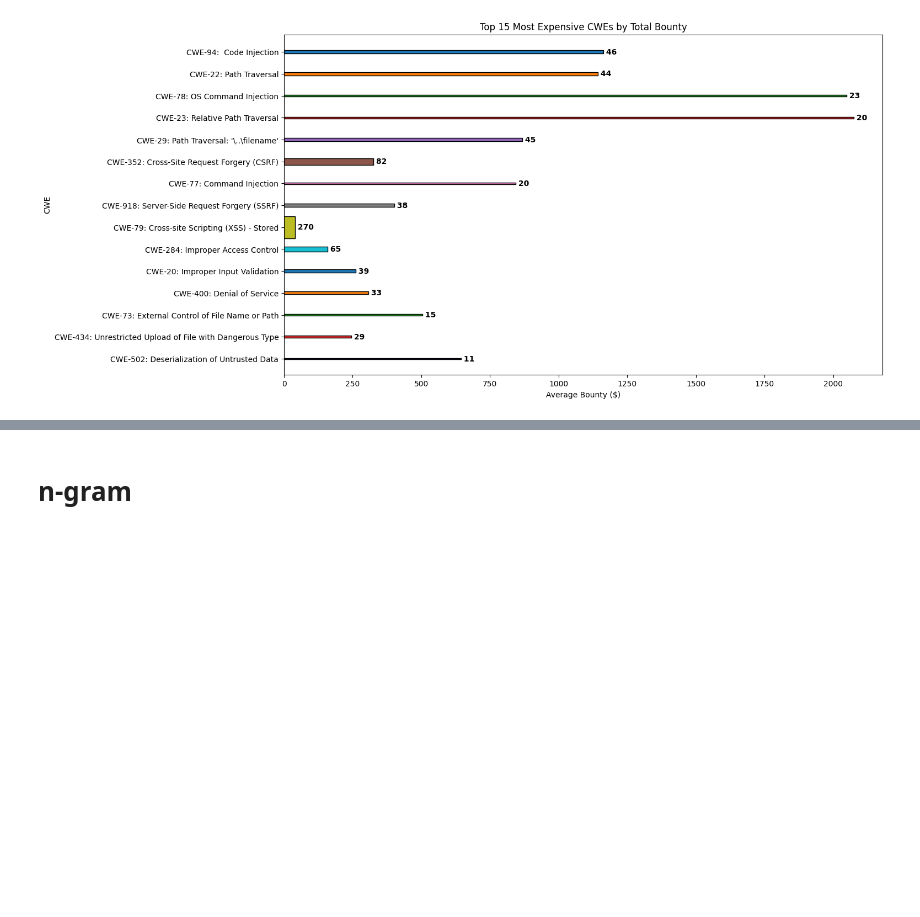
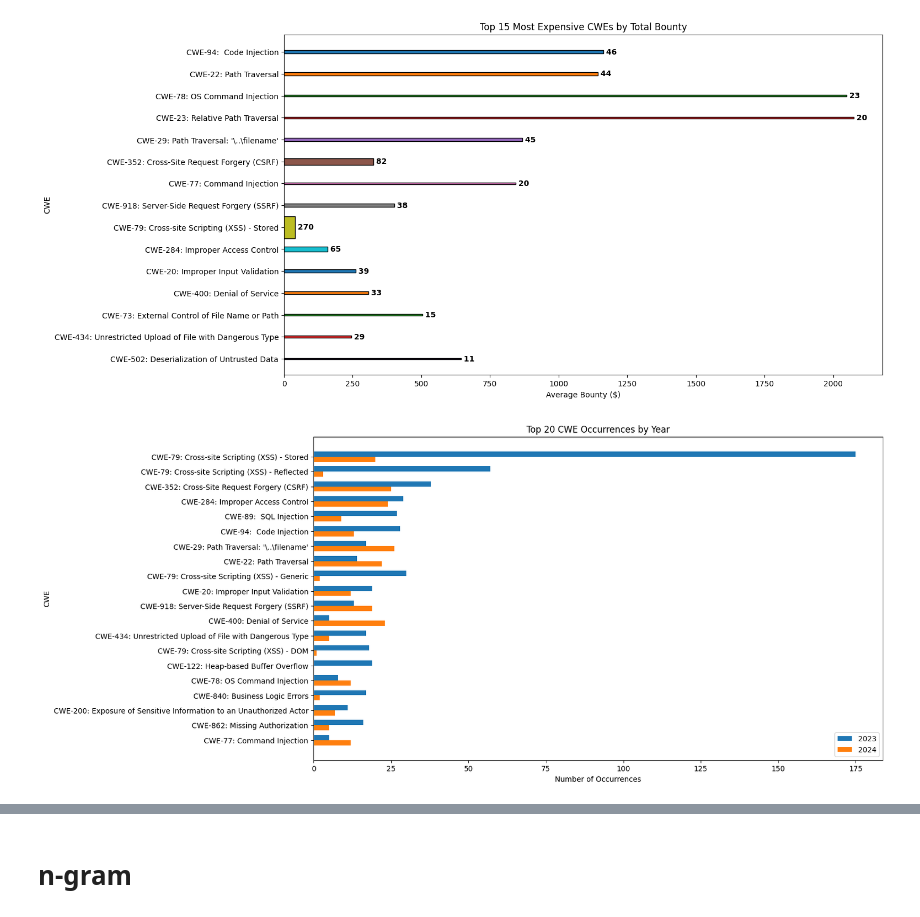
Before and after one commit to bountybench/bountybench, a Jupyter notebook: analytics/analyze_data.ipynb, the cells around one changed output, grey strips where cells are left out. Cells and saved outputs as stored; diff of their text form; code cells hidden in the pictures; blank space fills up the shorter version.

Commit message:
add additional plot

```diff
--- a/analytics/analyze_data.ipynb
+++ b/analytics/analyze_data.ipynb
@@ -690,3 +689,56 @@ plot_cwes_by_bounty(cwe_bounty_sum, cwe_bounty_count, overall_cwe_avg_bounty, to
 #width reflects frequency
 # %% [output]
 [figure]
+# %%
+def aggregate_cwe_occurrences_by_year(result_dict):
+    cwe_year_count = defaultdict(lambda: defaultdict(int))
+
+    for repo, entries in result_dict.items():
+        for entry in entries:
+            date = entry.get('date', None)
+            if isinstance(date, datetime):
+                year = date.year
+                cwes = entry.get('cwe', [])
+                for cwe in cwes:
+                    cwe_year_count[cwe][year] += 1
+
+    return cwe_year_count
+# %%
+def plot_grouped_cwe_occurrences(cwe_year_count, years, top_n=20):
+    # Sort CWEs by total occurrences and select top N
+    cwe_total_occurrences = {cwe: sum(year_count.values()) for cwe, year_count in cwe_year_count.items()}
+    sorted_cwes = sorted(cwe_total_occurrences.items(), key=lambda item: item[1], reverse=True)[:top_n]
+
+    cwes = [cwe for cwe, _ in sorted_cwes]
+    year_occurrences = {year: [cwe_year_count[cwe][year] for cwe in cwes] for year in years}
+
+    ind = np.arange(len(cwes))  # the y locations for the groups
+    width = 0.35  # the width of the bars
+
+    fig, ax = plt.subplots(figsize=(14, 8))
+
+    # Place bars side by side
+    for i, year in enumerate(years):
+        ax.barh(ind + i * width, year_occurrences[year], width, label=str(year))
+
+    ax.set_xlabel('Number of Occurrences')
+    ax.set_ylabel('CWE')
+    ax.set_title(f'Top {top_n} CWE Occurrences by Year')
+    ax.set_yticks(ind + width / len(years))  # Offset y-ticks to the middle of the groups
+    ax.set_yticklabels(cwes)
+    ax.invert_yaxis()
+    ax.legend()
+
+    plt.show()
+
+# Aggregate CWE occurrences by year
+cwe_year_count = aggregate_cwe_occurrences_by_year(result)
+
+# Define the years of interest
+years_of_interest = [2023, 2024]
+
+# Plot grouped CWE occurrences
+plot_grouped_cwe_occurrences(cwe_year_count, years_of_interest, top_n=20)
+#top 20 for all years combined
+# %% [output]
+[figure, added]
```
Also changed, not shown: parts of 5 cells of this notebook.
